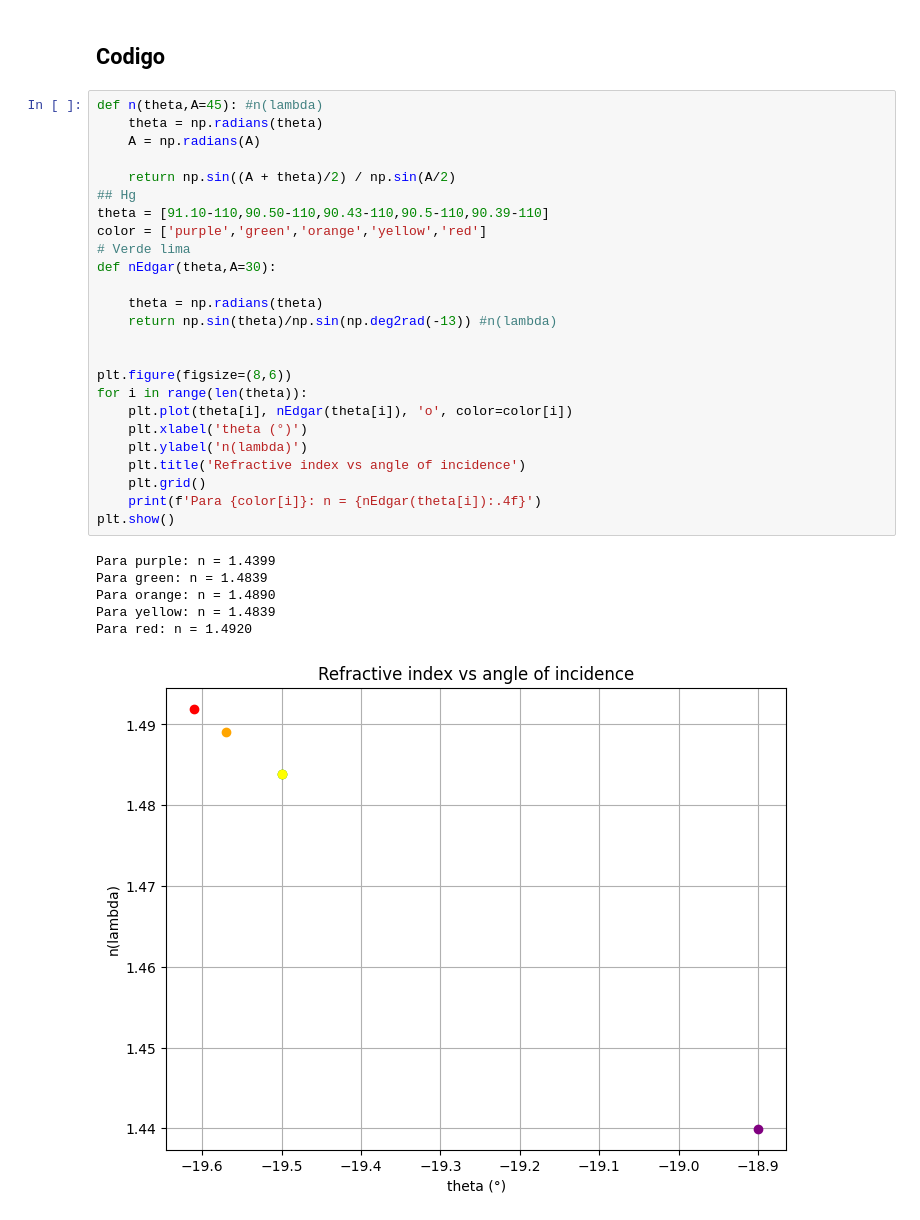
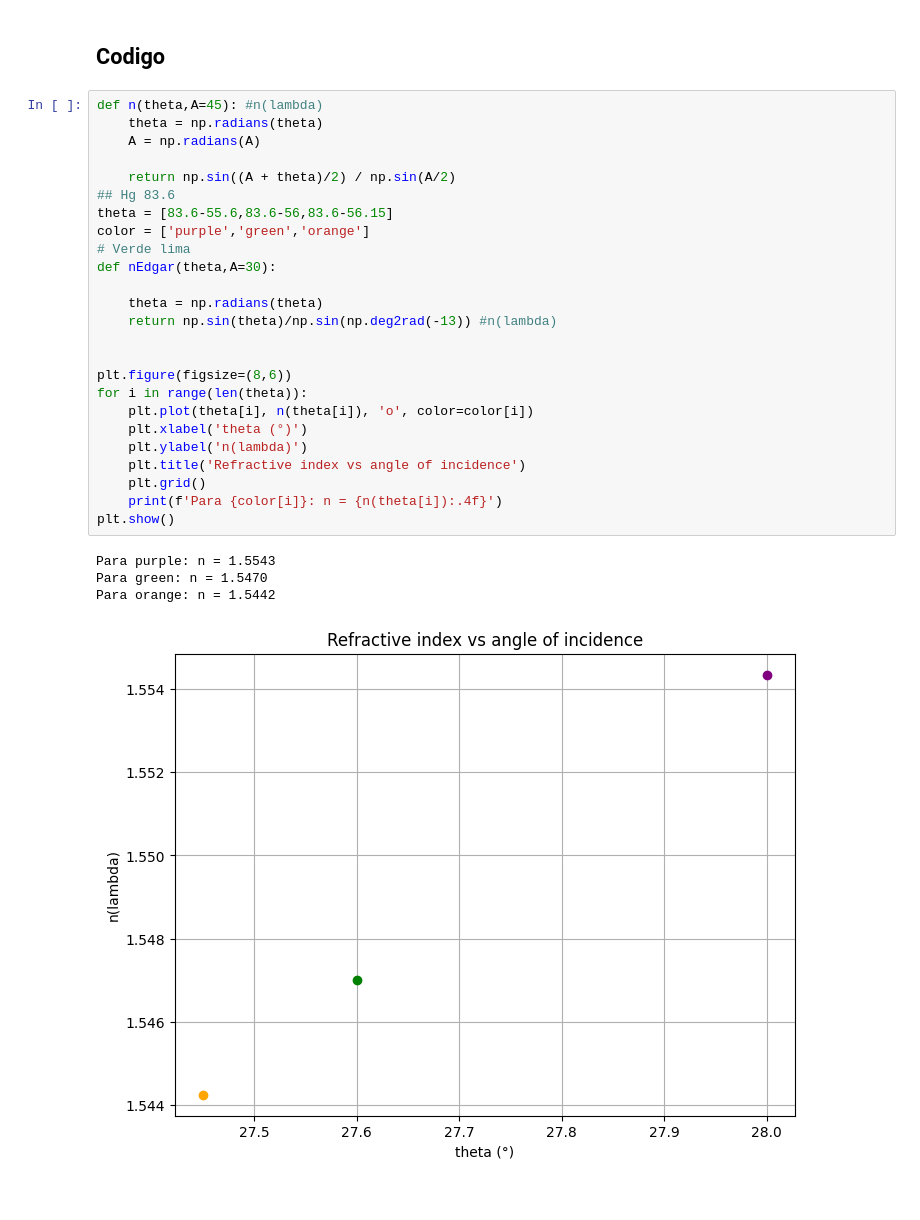
Before and after one commit to Edgarfevi/Proyectos, a Jupyter notebook: Proyectos_python/FISICA/TEIII/archivos_py/practica_libre.ipynb, the cells around one changed output. Cells and saved outputs as stored; diff of their text form.

```diff
--- a/Proyectos_python/FISICA/TEIII/archivos_py/practica_libre.ipynb
+++ b/Proyectos_python/FISICA/TEIII/archivos_py/practica_libre.ipynb
@@ -10,33 +10,31 @@ import numpy as np
 # %%
 def n(theta,A=45): #n(lambda)
     theta = np.radians(theta)
     A = np.radians(A)
 
     return np.sin((A + theta)/2) / np.sin(A/2)
-## Hg
-theta = [91.10-110,90.50-110,90.43-110,90.5-110,90.39-110]
-color = ['purple','green','orange','yellow','red']
+## Hg 83.6
+theta = [83.6-55.6,83.6-56,83.6-56.15]
+color = ['purple','green','orange']
 # Verde lima
 def nEdgar(theta,A=30):
 
     theta = np.radians(theta)
     return np.sin(theta)/np.sin(np.deg2rad(-13)) #n(lambda)
 
 
 plt.figure(figsize=(8,6))
 for i in range(len(theta)):
-    plt.plot(theta[i], nEdgar(theta[i]), 'o', color=color[i])
+    plt.plot(theta[i], n(theta[i]), 'o', color=color[i])
     plt.xlabel('theta (°)')
     plt.ylabel('n(lambda)')
     plt.title('Refractive index vs angle of incidence')
     plt.grid()
-    print(f'Para {color[i]}: n = {nEdgar(theta[i]):.4f}')
+    print(f'Para {color[i]}: n = {n(theta[i]):.4f}')
 plt.show()
 # %% [output]
-Para purple: n = 1.4399
-Para green: n = 1.4839
-Para orange: n = 1.4890
-Para yellow: n = 1.4839
-Para red: n = 1.4920
+Para purple: n = 1.5543
+Para green: n = 1.5470
+Para orange: n = 1.5442
-[figure, old version]
+[figure, new version]
 # %%
```
Also changed, not shown: parts of 1 cell of this notebook.
